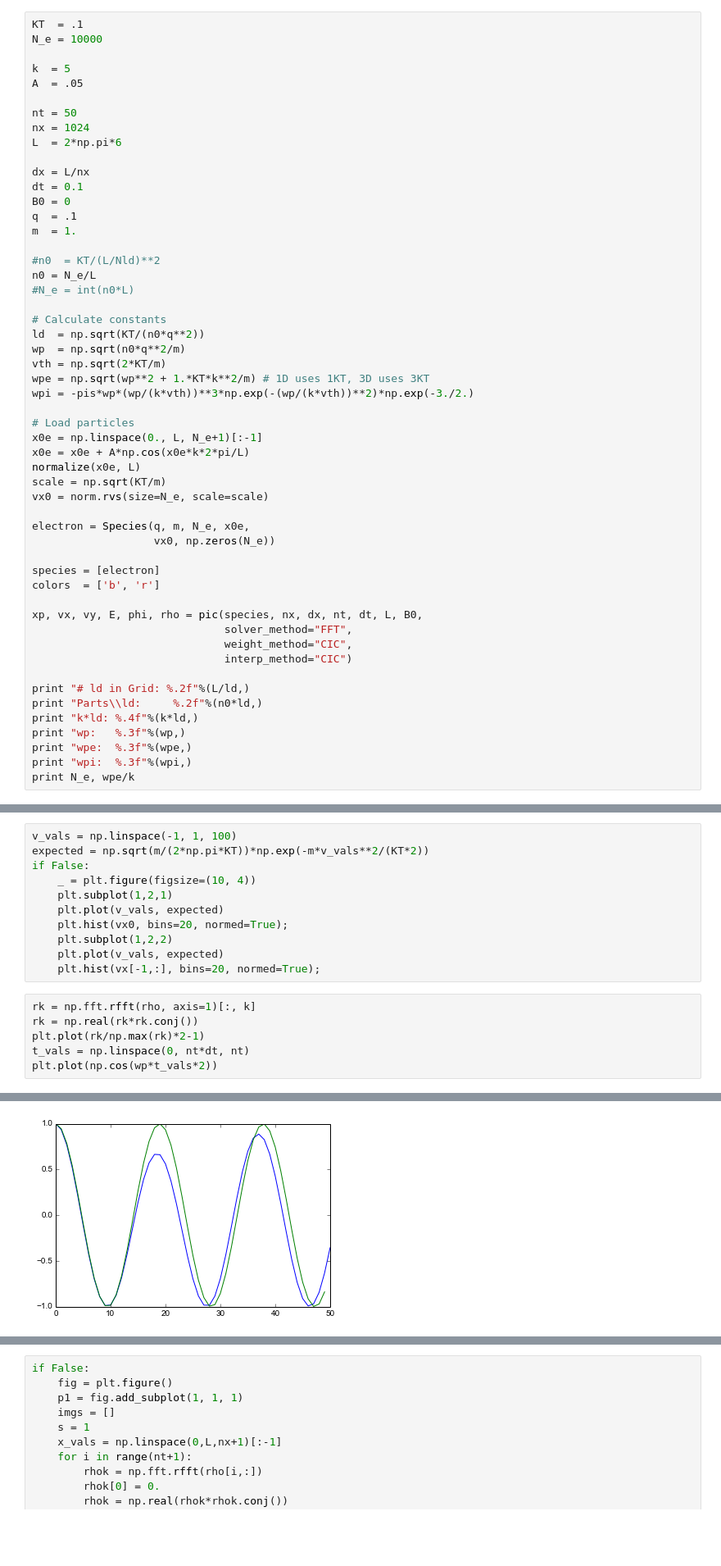
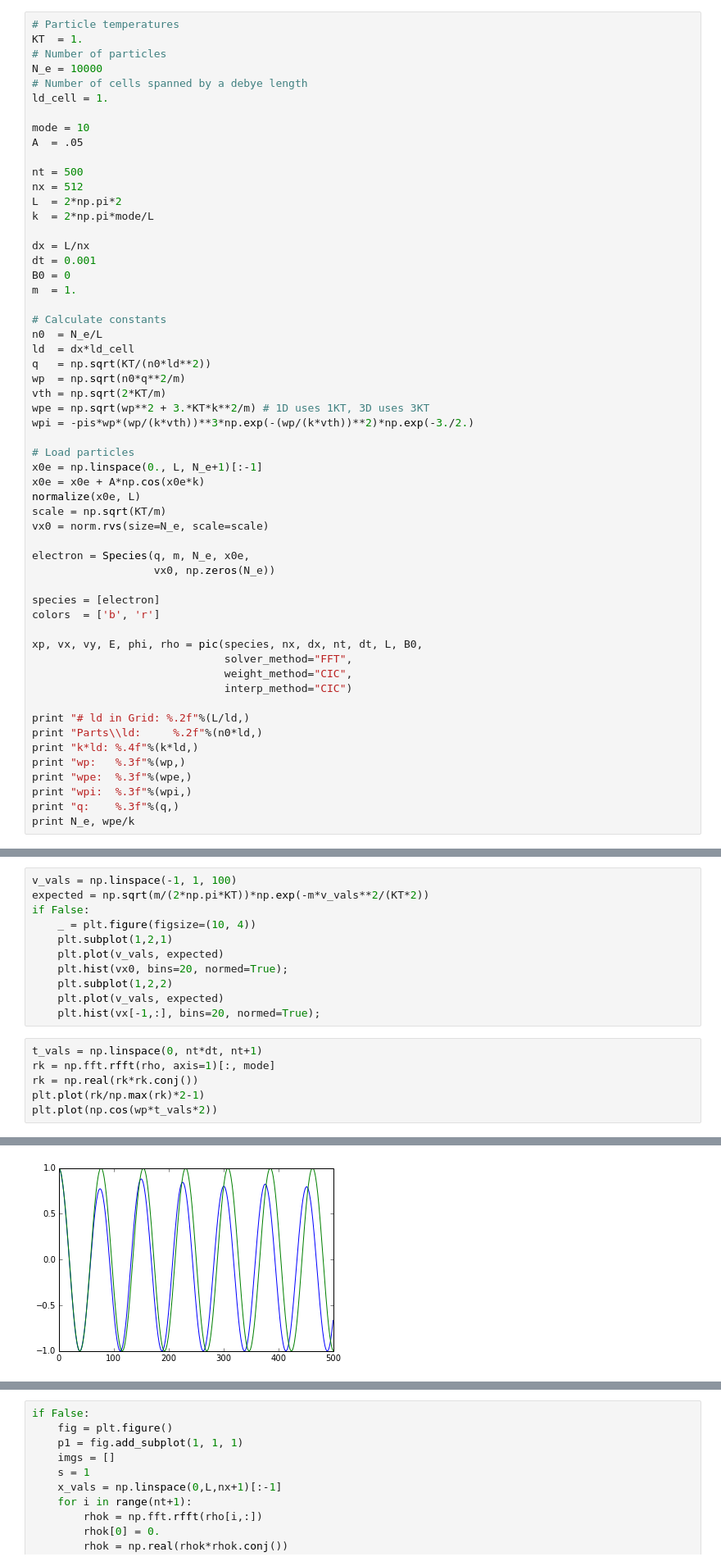
Before and after one commit to shigh/pyes1, a Jupyter notebook: pyes1/1d2v-warm.ipynb, the cells around one changed output, grey strips where cells are left out. Shown at 82% size. Cells and saved outputs as stored; diff of their text form; blank space fills up the shorter version.

```diff
--- a/pyes1/1d2v-warm.ipynb
+++ b/pyes1/1d2v-warm.ipynb
@@ -22,36 +22,38 @@ pis = np.sqrt(np.pi)
 * $k \lambda_D$ << 1
     * So Landau damping is small
 # %%
-KT  = .1
+# Particle temperatures
+KT  = 1.
+# Number of particles
 N_e = 10000
+# Number of cells spanned by a debye length
+ld_cell = 1.
 
-k  = 5
+mode = 10
 A  = .05
 
-nt = 50
-nx = 1024
-L  = 2*np.pi*6
+nt = 500
+nx = 512
+L  = 2*np.pi*2
+k  = 2*np.pi*mode/L
 
 dx = L/nx
-dt = 0.1
+dt = 0.001
 B0 = 0
-q  = .1
 m  = 1.
 
-#n0  = KT/(L/Nld)**2
-n0 = N_e/L
-#N_e = int(n0*L)
-
 # Calculate constants
-ld  = np.sqrt(KT/(n0*q**2))
+n0  = N_e/L
+ld  = dx*ld_cell
+q   = np.sqrt(KT/(n0*ld**2))
 wp  = np.sqrt(n0*q**2/m)
 vth = np.sqrt(2*KT/m)
-wpe = np.sqrt(wp**2 + 1.*KT*k**2/m) # 1D uses 1KT, 3D uses 3KT
+wpe = np.sqrt(wp**2 + 3.*KT*k**2/m) # 1D uses 1KT, 3D uses 3KT
 wpi = -pis*wp*(wp/(k*vth))**3*np.exp(-(wp/(k*vth))**2)*np.exp(-3./2.)
 
 # Load particles
 x0e = np.linspace(0., L, N_e+1)[:-1]
-x0e = x0e + A*np.cos(x0e*k*2*pi/L)
+x0e = x0e + A*np.cos(x0e*k)
 normalize(x0e, L)
 scale = np.sqrt(KT/m)
 vx0 = norm.rvs(size=N_e, scale=scale)
@@ -73,5 +75,6 @@ print "k*ld: %.4f"%(k*ld,)
 print "wp:   %.3f"%(wp,)
 print "wpe:  %.3f"%(wpe,)
 print "wpi:  %.3f"%(wpi,)
+print "q:    %.3f"%(q,)
 print N_e, wpe/k
 # %% [output]
@@ -107,12 +109,12 @@ if False:
     plt.plot(v_vals, expected)
     plt.hist(vx[-1,:], bins=20, normed=True);
 # %%
-rk = np.fft.rfft(rho, axis=1)[:, k]
+t_vals = np.linspace(0, nt*dt, nt+1)
+rk = np.fft.rfft(rho, axis=1)[:, mode]
 rk = np.real(rk*rk.conj())
 plt.plot(rk/np.max(rk)*2-1)
-t_vals = np.linspace(0, nt*dt, nt)
 plt.plot(np.cos(wp*t_vals*2))
 # %% [output]
 [<matplotlib.lines.Line2D at 0x...>]
-[figure, old version]
+[figure, new version]
 # %%
```
Also changed, not shown: parts of 4 cells of this notebook.
